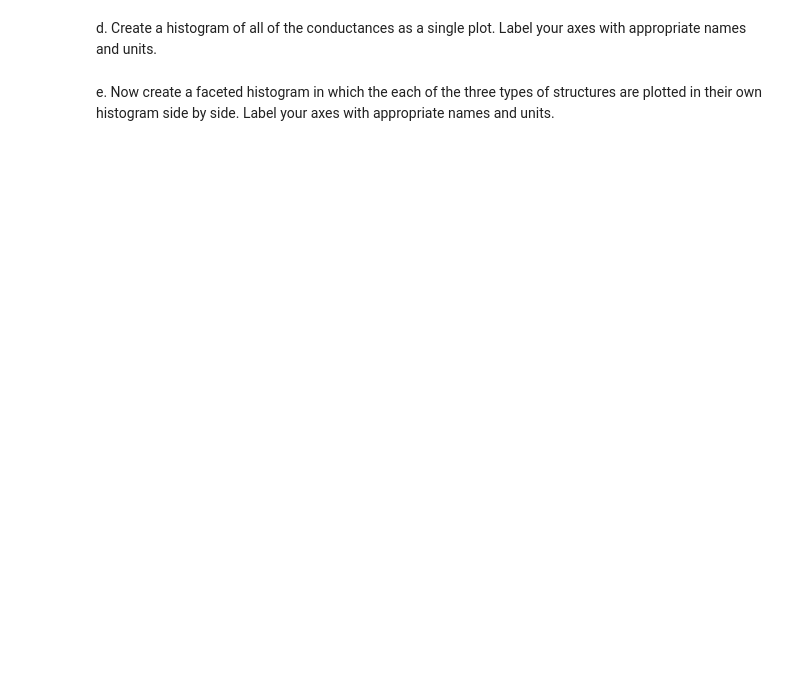
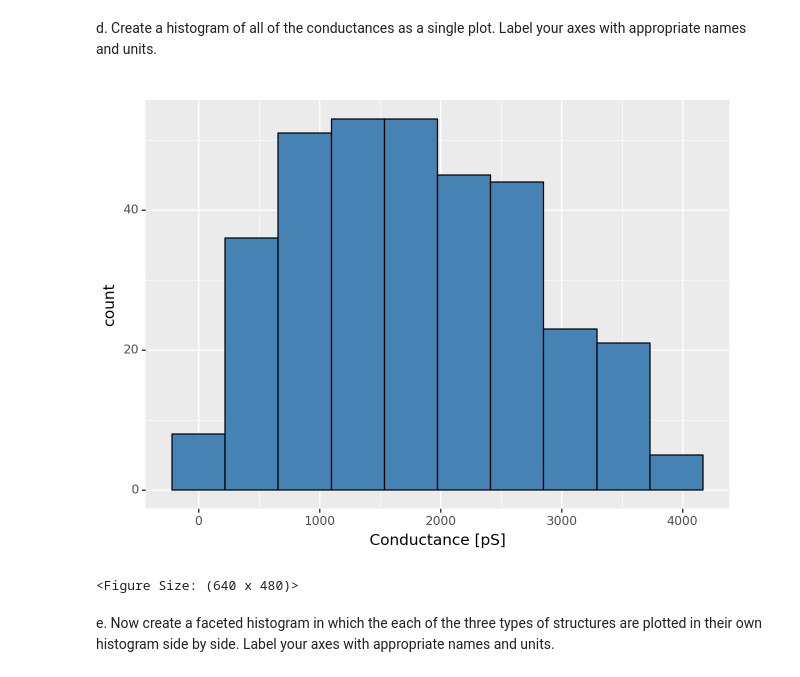
Before and after one commit to vivek-booshan/schulman, a Jupyter notebook: HW1/HW_1.ipynb, the cells around one changed output. Cells and saved outputs as stored; diff of their text form; code cells hidden in the pictures; blank space fills up the shorter version.

```diff
--- a/HW1/HW_1.ipynb
+++ b/HW1/HW_1.ipynb
@@ -176,4 +163,13 @@ c.  You can notice that the data is not stored so that there is one observation
 # %% [markdown]
 d.  Create a histogram of all of the conductances as a single plot.  Label your axes with appropriate names and units.
+# %%
+(
+    ggplot(conductances) +
+    aes("Conductance [pS]") +
+    geom_histogram(fill="steelblue")
+)
+# %% [output]
+[figure, added]
+<Figure Size: (640 x 480)>
 # %% [markdown]
 e.  Now create a faceted histogram in which the each of the three types of structures are plotted in their own histogram side by side.   Label your axes with appropriate names and units.
```
Also changed, not shown: parts of 2 cells of this notebook.
